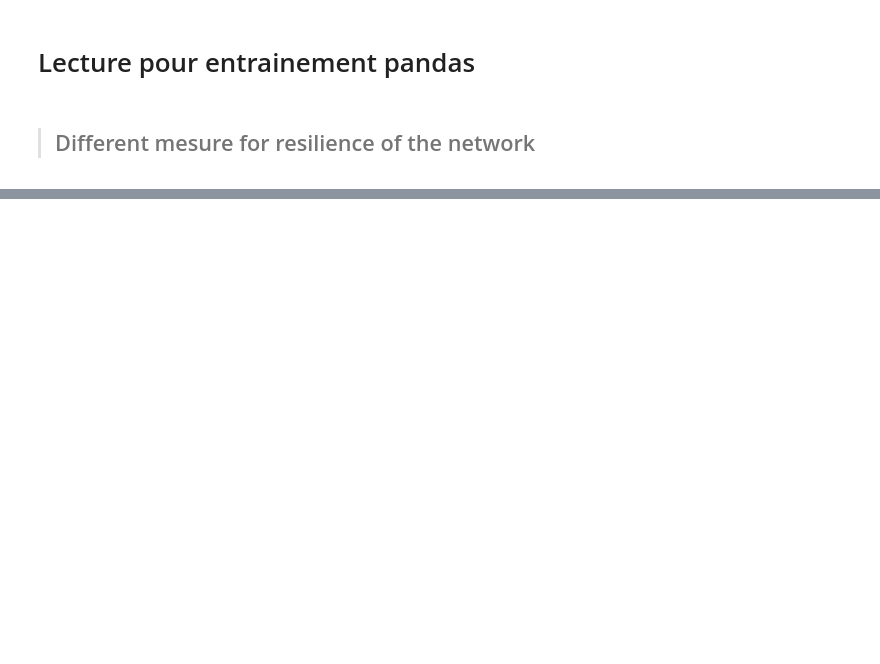
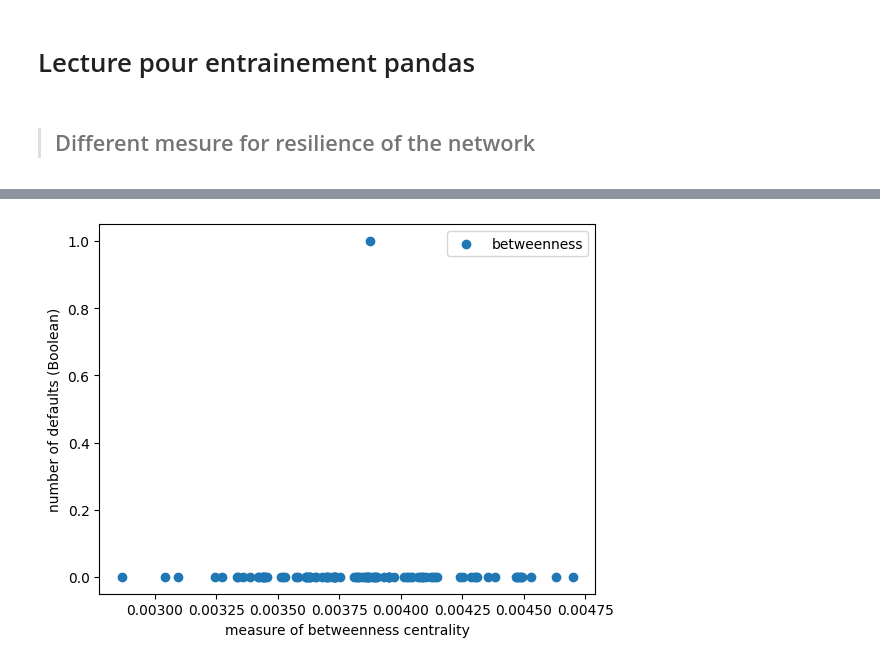
Before and after one commit to Hamidou1089-1/Stage_Inria_dynamique, a Jupyter notebook: src/trainingPandas.ipynb, the cells around one changed output, grey strips where cells are left out. Cells and saved outputs as stored; diff of their text form; code cells hidden in the pictures; blank space fills up the shorter version.

```diff
--- a/src/trainingPandas.ipynb
+++ b/src/trainingPandas.ipynb
@@ -254,0 +155,16 @@ np.float64(0.5000598)
+# %%
+
+betweenness = np.array([mesure_centralite[1][1][k] for k in mesure_centralite[1][1].keys()])
+out_degree = np.array([mesure_centralite[1][0][k] for k in mesure_centralite[1][0].keys()])
+eigenvector = np.array([mesure_centralite[1][2][k] for k in mesure_centralite[1][2].keys()])
+bet_original_indices = np.argsort(betweenness)
+out_original_indices = np.argsort(out_degree)
+eig_original_indices = np.argsort(eigenvector)
+# %%
+plt.scatter(betweenness[bet_original_indices],keeping_track_of_default[bet_original_indices], label='betweenness')
+plt.xlabel("measure of betweenness centrality")
+plt.ylabel("number of defaults (Boolean)")
+plt.legend()
+plt.show()
+# %% [output]
+[figure, added]
```
Also changed, not shown: parts of 38 cells of this notebook, 32 other files.
